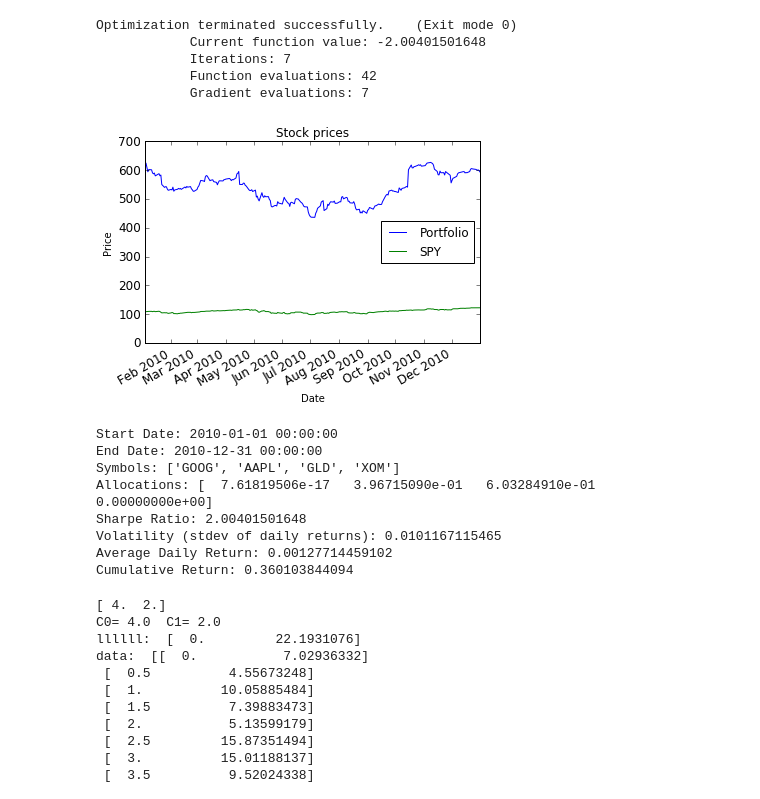
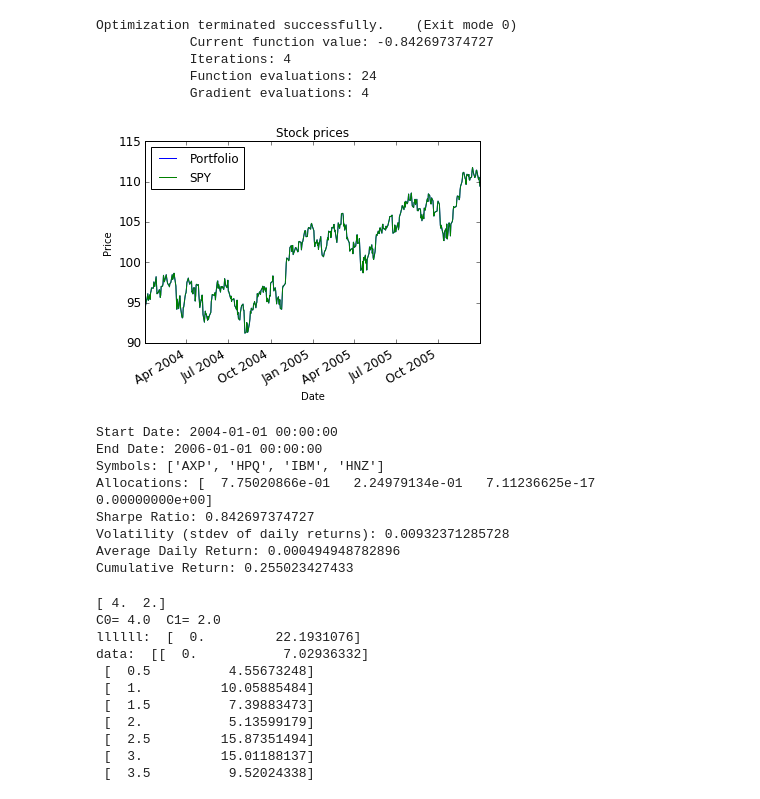
Before and after one commit to unijoy/ML4T_2017Spring, a Jupyter notebook: mc1p2_optimize_portfolio/mc1p2_optimize_portfolio.ipynb, the cells around one changed output. Drawn from its saved outputs; the diff is of its cells as text; code cells hidden in the pictures.

```diff
--- a/mc1p2_optimize_portfolio/mc1p2_optimize_portfolio.ipynb
+++ b/mc1p2_optimize_portfolio/mc1p2_optimize_portfolio.ipynb
@@ -88,7 +88,6 @@ def optimize_portfolio(sd=dt.datetime(2008,1,1), ed=dt.datetime(2009,1,1), \
 
     # Get daily portfolio value
     port_val = prices_SPY # add code here to compute daily portfolio values
-    port_val = prices_all['GOOG']
 
     # Compare daily portfolio value with SPY using a normalized plot
     if gen_plot:
@@ -99,54 +98,57 @@ def optimize_portfolio(sd=dt.datetime(2008,1,1), ed=dt.datetime(2009,1,1), \
         plt.show()
         fig = ax.get_figure()
         fig.savefig("comparison_optimal.png")
 
     return allocs, cr, adr, sddr, sr
 
 def test_code():
-    start_date = dt.datetime(2010,1,1)
-    end_date = dt.datetime(2010,12,31)
-    symbols = ['GOOG', 'AAPL', 'GLD', 'XOM']
+    start_date = dt.datetime(2004,1,1)
+    end_date = dt.datetime(2006,1,1)
+    symbols = ['AXP', 'HPQ', 'IBM', 'HNZ']
 
     '''
-    Optimal allocations: [  5.38105153e-16   3.96661695e-01   6.03338305e-01  -5.42000166e-17]
-    Sharpe Ratio: 2.00401501102
-    Volatility (stdev of daily returns): 0.0101163831312
-    Average Daily Return: 0.00127710312803
-    Cumulative Return: 0.360090826885
+    Start Date: 2004-01-01
+    End Date: 2006-01-01
+    Symbols: ['AXP', 'HPQ', 'IBM', 'HNZ']
+    Optimal allocations: [  7.75113042e-01   2.24886958e-01  -1.18394877e-16  -7.75204553e-17]
+    Sharpe Ratio: 0.842697383626
+    Volatility (stdev of daily returns): 0.0093236393828
+    Average Daily Return: 0.000494944887734
+    Cumulative Return: 0.255021425162
     '''
 
     # Assess the portfolio
     allocations, cr, adr, sddr, sr = optimize_portfolio(sd = start_date, ed = end_date,\
         syms = symbols, \
         gen_plot = True)
 
     # Print statistics
     print "Start Date:", start_date
     print "End Date:", end_date
     print "Symbols:", symbols
     print "Allocations:", allocations
     print "Sharpe Ratio:", sr
     print "Volatility (stdev of daily returns):", sddr
     print "Average Daily Return:", adr
     print "Cumulative Return:", cr
 
 if __name__ == "__main__":
     test_code()
 # %% [output]
 Optimization terminated successfully.    (Exit mode 0)
-            Current function value: -2.00401501648
-            Iterations: 7
-            Function evaluations: 42
-            Gradient evaluations: 7
+            Current function value: -0.842697374727
+            Iterations: 4
+            Function evaluations: 24
+            Gradient evaluations: 4
-[figure, old version]
+[figure, new version]
-Start Date: 2010-01-01 00:00:00
-End Date: 2010-12-31 00:00:00
-Symbols: ['GOOG', 'AAPL', 'GLD', 'XOM']
-Allocations: [  7.61819506e-17   3.96715090e-01   6.03284910e-01   0.00000000e+00]
-Sharpe Ratio: 2.00401501648
-Volatility (stdev of daily returns): 0.0101167115465
-Average Daily Return: 0.00127714459102
-Cumulative Return: 0.360103844094
+Start Date: 2004-01-01 00:00:00
+End Date: 2006-01-01 00:00:00
+Symbols: ['AXP', 'HPQ', 'IBM', 'HNZ']
+Allocations: [  7.75020866e-01   2.24979134e-01   7.11236625e-17   0.00000000e+00]
+Sharpe Ratio: 0.842697374727
+Volatility (stdev of daily returns): 0.00932371285728
+Average Daily Return: 0.000494948782896
+Cumulative Return: 0.255023427433
 # %%
 def error(line,data):
     err = np.sum(( data[:,1] - (line[0] * data[:,0] + line[1]) )**2)
```
Also changed, not shown: 2 other files.
